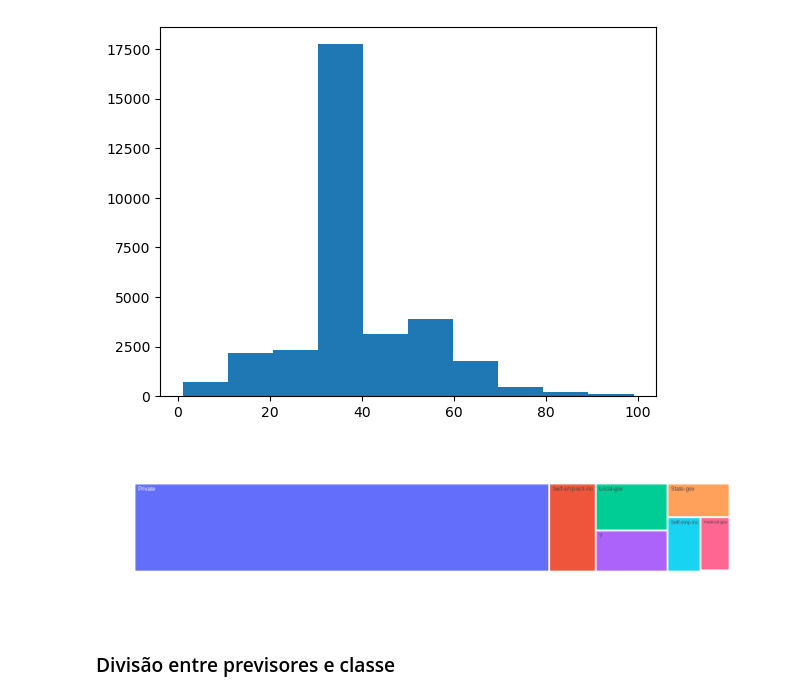
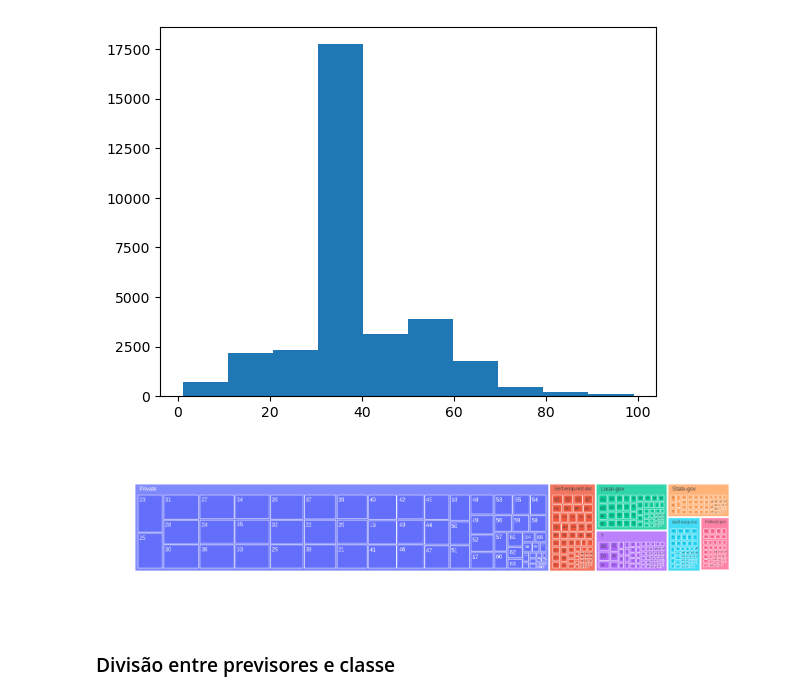
Before and after one commit to httpsdfaa/science-data-studies, a Jupyter notebook: machine-learning-az/machine_learning_course/pre-processing/census_data.ipynb, the cells around one changed output. Cells and saved outputs as stored; diff of their text form; code cells hidden in the pictures.

Commit message:
base data visualization

```diff
--- a/machine-learning-az/machine_learning_course/pre-processing/census_data.ipynb
+++ b/machine-learning-az/machine_learning_course/pre-processing/census_data.ipynb
@@ -90,10 +90,10 @@ plt.hist(x = base_census['hour-per-week']);
 # %% [output]
 [figure]
 # %%
-plot = px.treemap(base_census, path=['workclass'])
+plot = px.treemap(base_census, path=['workclass', 'age'])
 plot.show()
 # %% [output]
-[figure, old version]
+[figure, new version]
 # %% [markdown]
 ### Divisão entre previsores e classe
 # %% [markdown]
```
Also changed, not shown: 1 other file.
